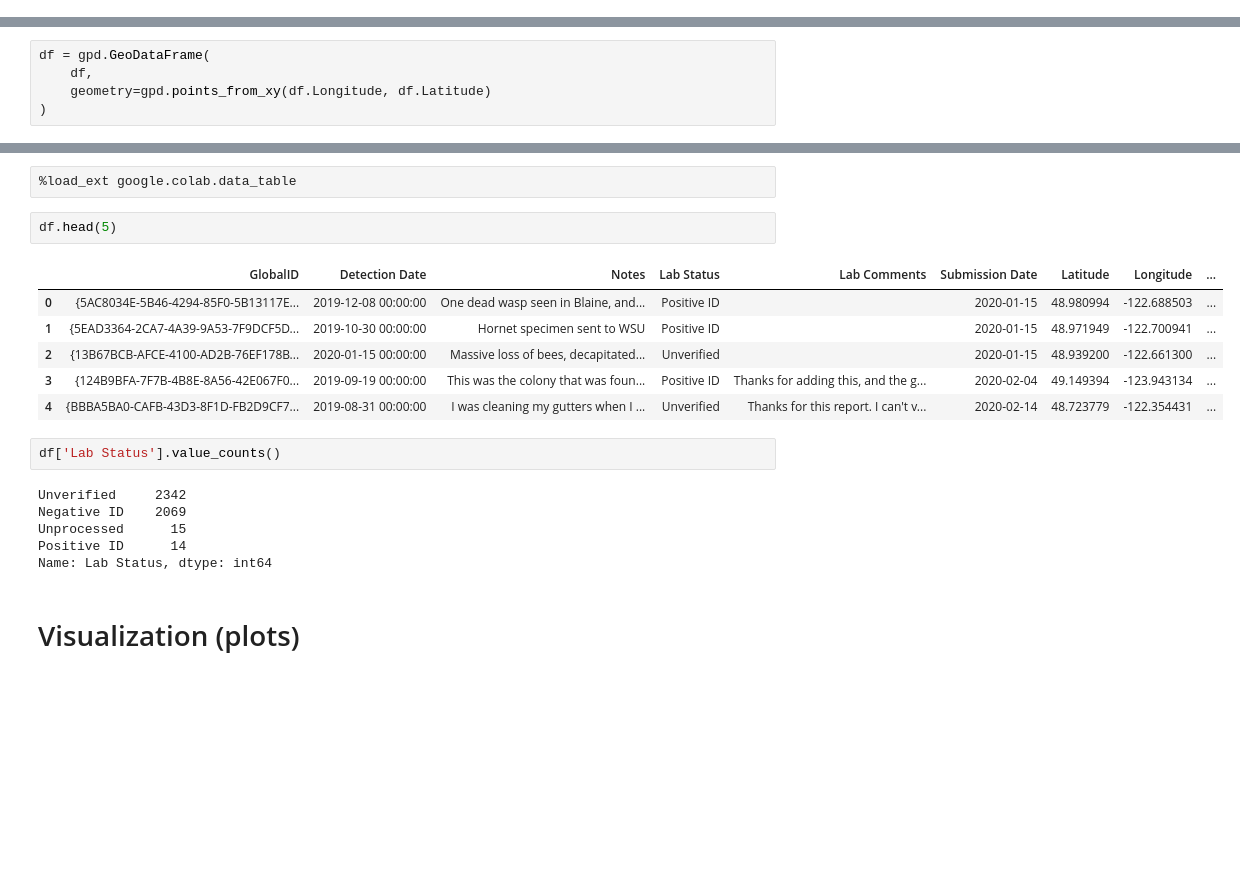
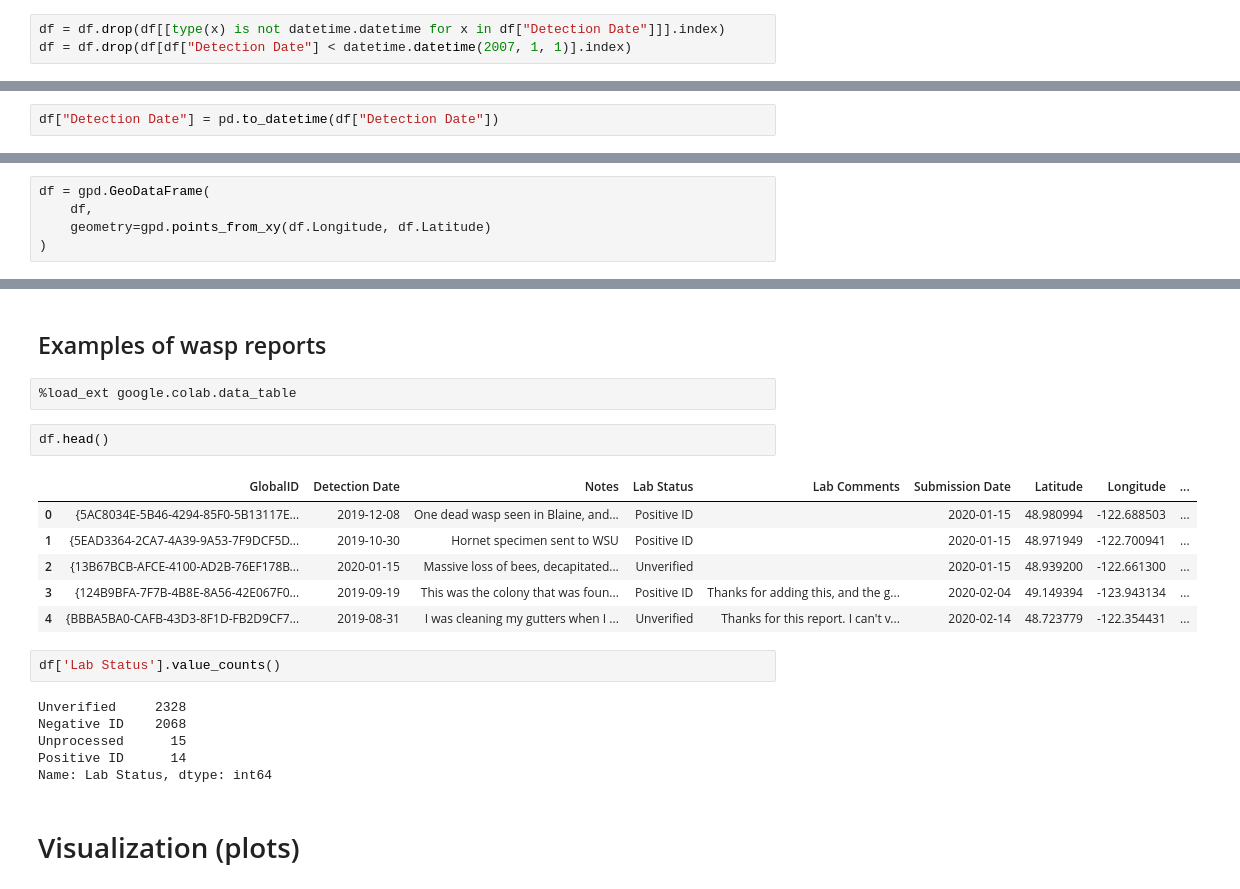
Before and after one commit to grisaitis/MAP5117-final-project, a Jupyter notebook: MAP_5117_Analysis.ipynb, the cells around one changed output, grey strips where cells are left out. Saved outputs shown, nothing was run; the diff lists cells and outputs as text; blank space fills up the shorter version.

```diff
--- a/MAP_5117_Analysis.ipynb
+++ b/MAP_5117_Analysis.ipynb
@@ -53,0 +58,3 @@ df = pd.read_excel(
+# %%
+df = df.drop(df[[type(x) is not datetime.datetime for x in df["Detection Date"]]].index)
+df = df.drop(df[df["Detection Date"] < datetime.datetime(2007, 1, 1)].index)
@@ -54 +63,3 @@ df = pd.read_excel(
+# %%
+df["Detection Date"] = pd.to_datetime(df["Detection Date"])
 # %% [markdown]
@@ -65,19 +89,21 @@ df = gpd.GeoDataFrame(
+# %% [markdown]
+## Examples of wasp reports
 # %%
 %load_ext google.colab.data_table
 # %%
-df.head(5)
+df.head()
 # %% [output]
 |  | GlobalID | Detection Date | Notes | Lab Status | Lab Comments | Submission Date | Latitude | Longitude | ... |
-| 0 | {5AC8034E-5B46-4294-85F0-5B13117E... | 2019-12-08 00:00:00 | One dead wasp seen in Blaine, and... | Positive ID |  | 2020-01-15 | 48.980994 | -122.688503 | ... |
-| 1 | {5EAD3364-2CA7-4A39-9A53-7F9DCF5D... | 2019-10-30 00:00:00 | Hornet specimen sent to WSU | Positive ID |  | 2020-01-15 | 48.971949 | -122.700941 | ... |
-| 2 | {13B67BCB-AFCE-4100-AD2B-76EF178B... | 2020-01-15 00:00:00 | Massive loss of bees, decapitated... | Unverified |  | 2020-01-15 | 48.939200 | -122.661300 | ... |
-| 3 | {124B9BFA-7F7B-4B8E-8A56-42E067F0... | 2019-09-19 00:00:00 | This was the colony that was foun... | Positive ID | Thanks for adding this, and the g... | 2020-02-04 | 49.149394 | -123.943134 | ... |
-| 4 | {BBBA5BA0-CAFB-43D3-8F1D-FB2D9CF7... | 2019-08-31 00:00:00 | I was cleaning my gutters when I ... | Unverified | Thanks for this report. I can't v... | 2020-02-14 | 48.723779 | -122.354431 | ... |
+| 0 | {5AC8034E-5B46-4294-85F0-5B13117E... | 2019-12-08 | One dead wasp seen in Blaine, and... | Positive ID |  | 2020-01-15 | 48.980994 | -122.688503 | ... |
+| 1 | {5EAD3364-2CA7-4A39-9A53-7F9DCF5D... | 2019-10-30 | Hornet specimen sent to WSU | Positive ID |  | 2020-01-15 | 48.971949 | -122.700941 | ... |
+| 2 | {13B67BCB-AFCE-4100-AD2B-76EF178B... | 2020-01-15 | Massive loss of bees, decapitated... | Unverified |  | 2020-01-15 | 48.939200 | -122.661300 | ... |
+| 3 | {124B9BFA-7F7B-4B8E-8A56-42E067F0... | 2019-09-19 | This was the colony that was foun... | Positive ID | Thanks for adding this, and the g... | 2020-02-04 | 49.149394 | -123.943134 | ... |
+| 4 | {BBBA5BA0-CAFB-43D3-8F1D-FB2D9CF7... | 2019-08-31 | I was cleaning my gutters when I ... | Unverified | Thanks for this report. I can't v... | 2020-02-14 | 48.723779 | -122.354431 | ... |
 # %%
 df['Lab Status'].value_counts()
 # %% [output]
-Unverified     2342
-Negative ID    2069
+Unverified     2328
+Negative ID    2068
 Unprocessed      15
 Positive ID      14
 Name: Lab Status, dtype: int64
```
Also changed, not shown: parts of 24 cells of this notebook.
